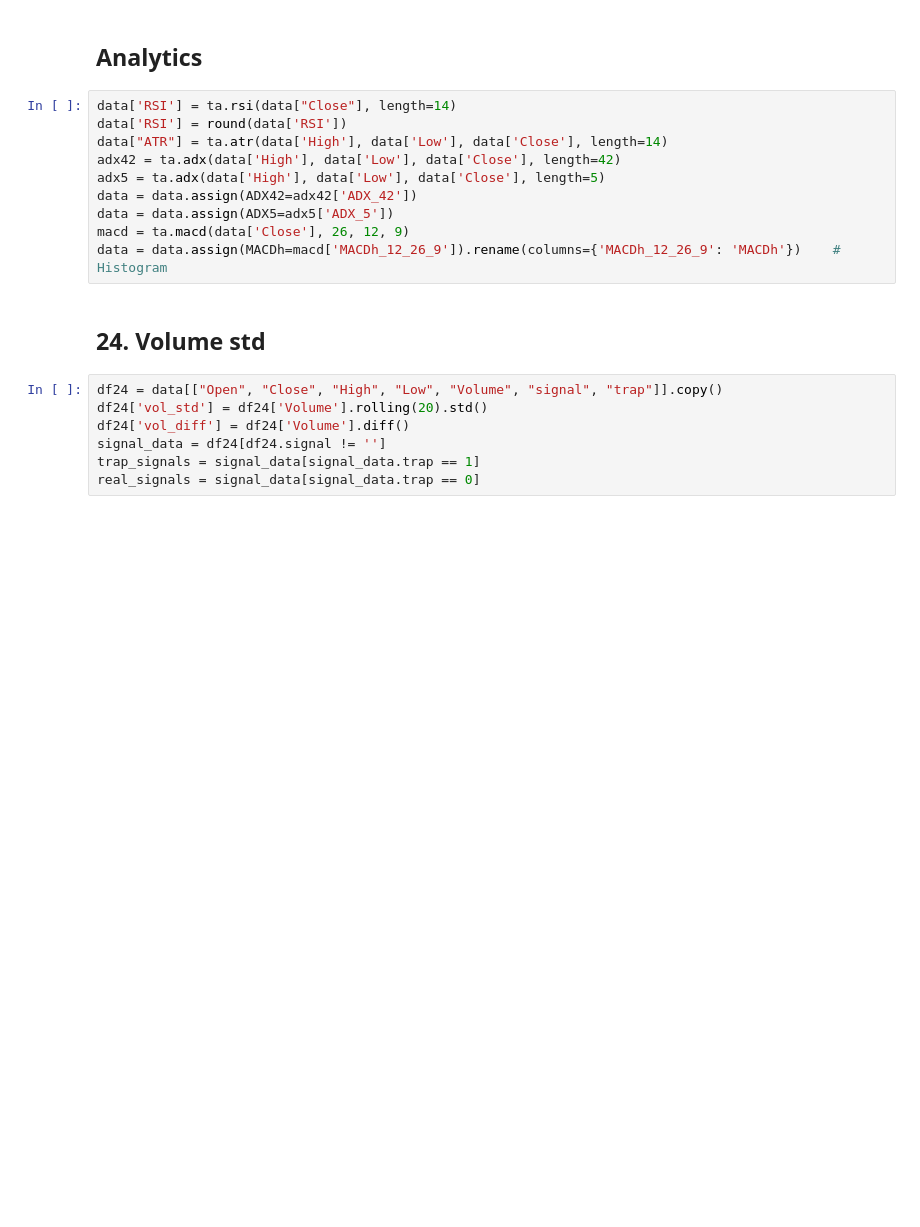
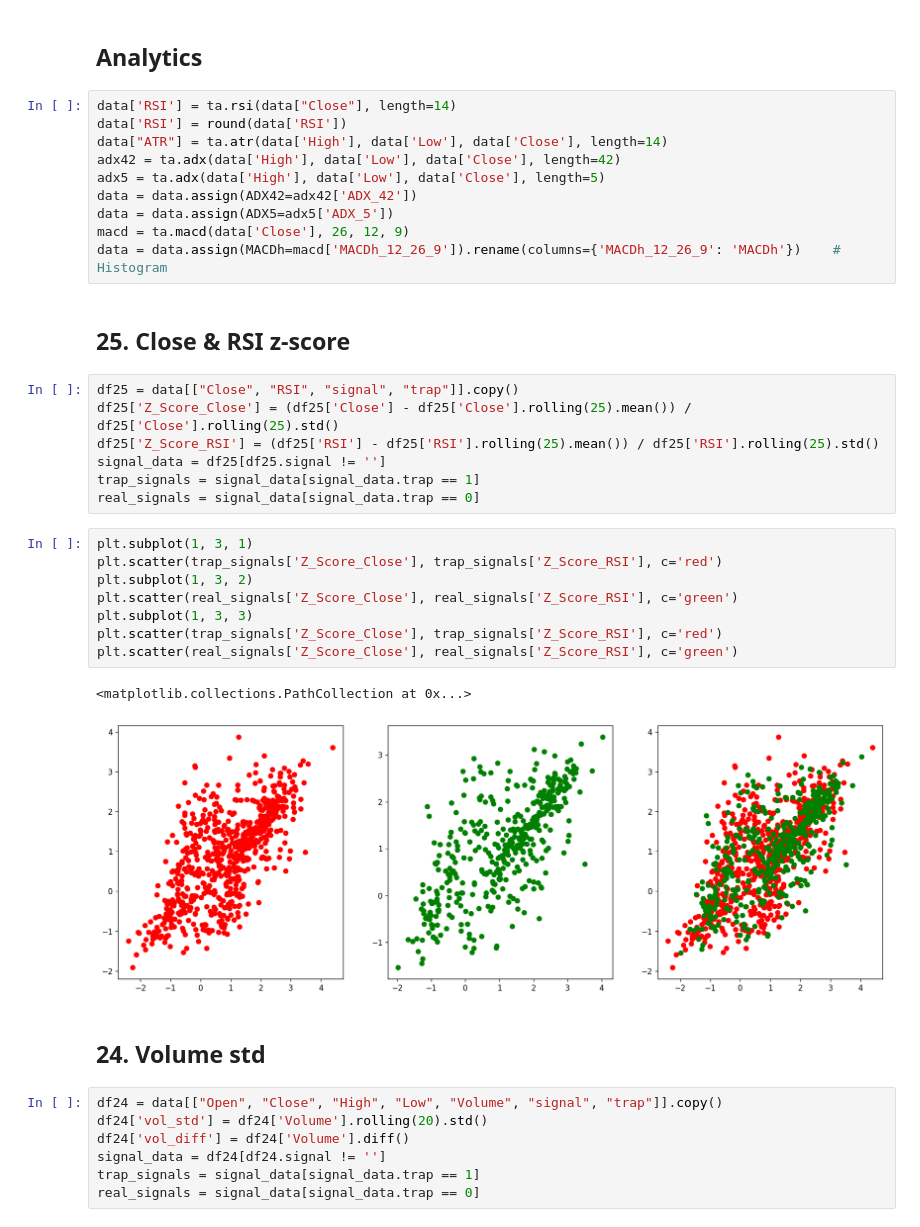
Before and after one commit to zuongthaotn/phantich-chungkhoan, a Jupyter notebook: VN30F1M/Couple_candlesticks_v1_Long.ipynb, the cells around one changed output. Drawn from its saved outputs; the diff is of its cells as text; blank space fills up the shorter version.

```diff
--- a/VN30F1M/Couple_candlesticks_v1_Long.ipynb
+++ b/VN30F1M/Couple_candlesticks_v1_Long.ipynb
@@ -159,6 +159,26 @@ data = data.assign(ADX42=adx42['ADX_42'])
 data = data.assign(ADX5=adx5['ADX_5'])
 macd = ta.macd(data['Close'], 26, 12, 9)
 data = data.assign(MACDh=macd['MACDh_12_26_9']).rename(columns={'MACDh_12_26_9': 'MACDh'})    # Histogram
+# %% [markdown]
+## 25. Close & RSI z-score
+# %%
+df25 = data[["Close", "RSI", "signal", "trap"]].copy()
+df25['Z_Score_Close'] = (df25['Close'] - df25['Close'].rolling(25).mean()) / df25['Close'].rolling(25).std()
+df25['Z_Score_RSI'] = (df25['RSI'] - df25['RSI'].rolling(25).mean()) / df25['RSI'].rolling(25).std()
+signal_data = df25[df25.signal != '']
+trap_signals = signal_data[signal_data.trap == 1]
+real_signals = signal_data[signal_data.trap == 0]
+# %%
+plt.subplot(1, 3, 1)
+plt.scatter(trap_signals['Z_Score_Close'], trap_signals['Z_Score_RSI'], c='red')
+plt.subplot(1, 3, 2)
+plt.scatter(real_signals['Z_Score_Close'], real_signals['Z_Score_RSI'], c='green')
+plt.subplot(1, 3, 3)
+plt.scatter(trap_signals['Z_Score_Close'], trap_signals['Z_Score_RSI'], c='red')
+plt.scatter(real_signals['Z_Score_Close'], real_signals['Z_Score_RSI'], c='green')
+# %% [output]
+<matplotlib.collections.PathCollection at 0x...>
+[figure, added]
 # %% [markdown]
 ## 24. Volume std
 # %%
```
